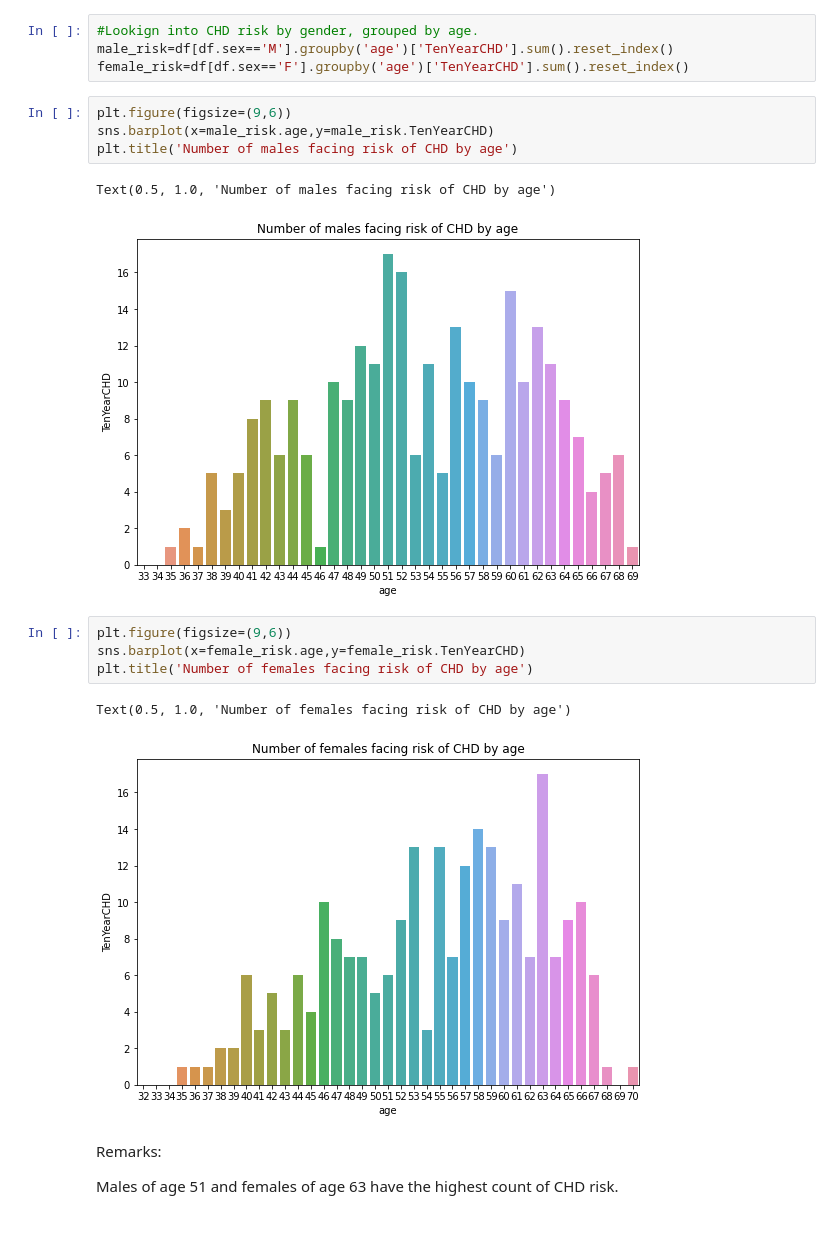
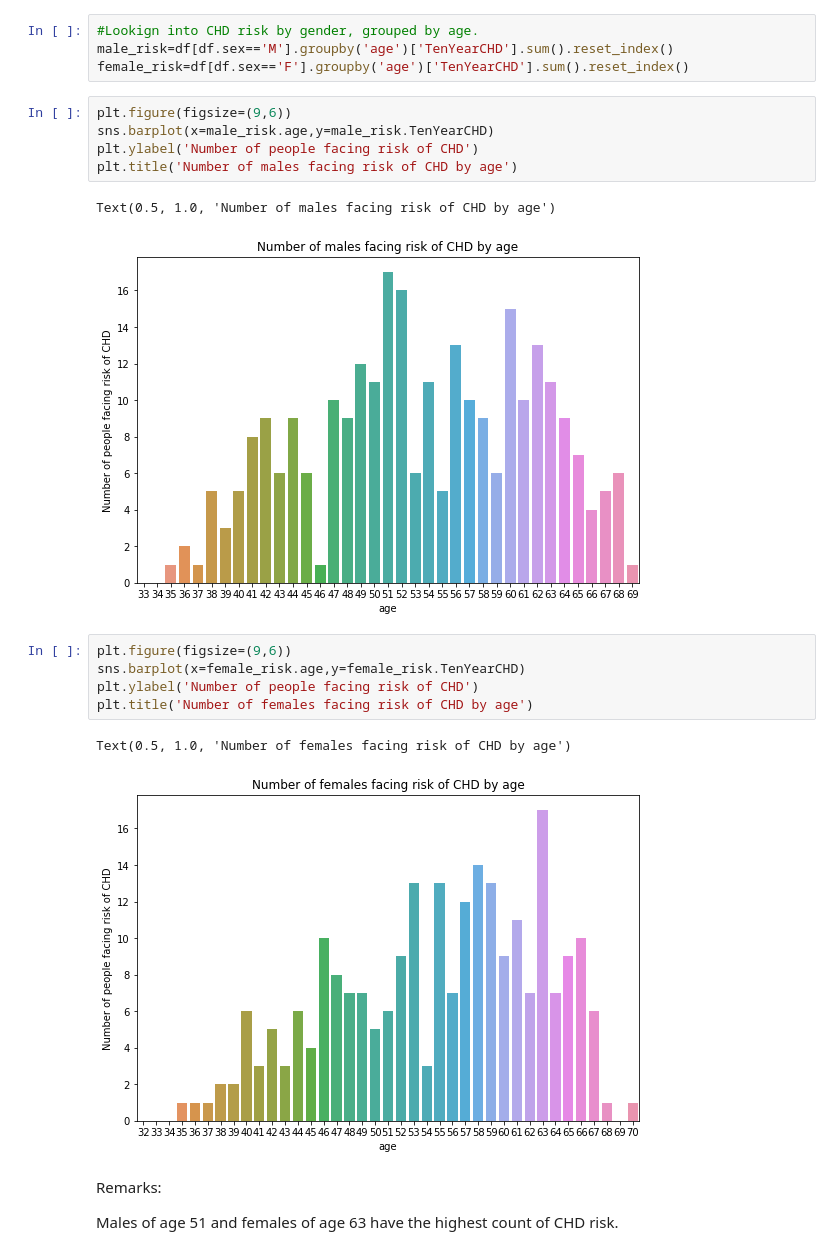
Before and after one commit to cpvivek/Coronary-Heart-Disease-Risk-Prediction, a Jupyter notebook: Capstone_Project_ML_Classification_Cardiovascular_Disease_Risk.ipynb, the cells around one changed output. Saved outputs shown, nothing was run; the diff lists cells and outputs as text.

```diff
--- a/Capstone_Project_ML_Classification_Cardiovascular_Disease_Risk.ipynb
+++ b/Capstone_Project_ML_Classification_Cardiovascular_Disease_Risk.ipynb
@@ -218,17 +228,19 @@ female_risk=df[df.sex=='F'].groupby('age')['TenYearCHD'].sum().reset_index()
 # %%
 plt.figure(figsize=(9,6))
 sns.barplot(x=male_risk.age,y=male_risk.TenYearCHD)
+plt.ylabel('Number of people facing risk of CHD')
 plt.title('Number of males facing risk of CHD by age')
 # %% [output]
 Text(0.5, 1.0, 'Number of males facing risk of CHD by age')
-[figure, old version]
+[figure, new version]
 # %%
 plt.figure(figsize=(9,6))
 sns.barplot(x=female_risk.age,y=female_risk.TenYearCHD)
+plt.ylabel('Number of people facing risk of CHD')
 plt.title('Number of females facing risk of CHD by age')
 # %% [output]
 Text(0.5, 1.0, 'Number of females facing risk of CHD by age')
-[figure, old version]
+[figure, new version]
 # %% [markdown]
 Remarks:
 
```
Also changed, not shown: parts of 40 cells of this notebook.
